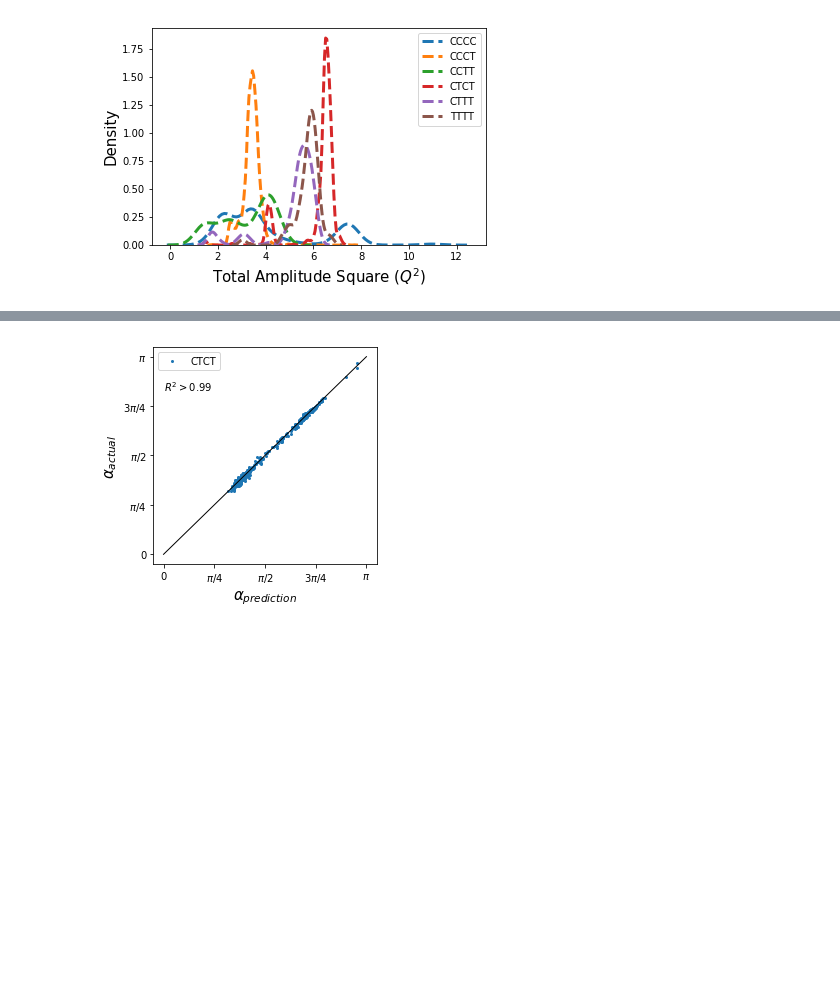
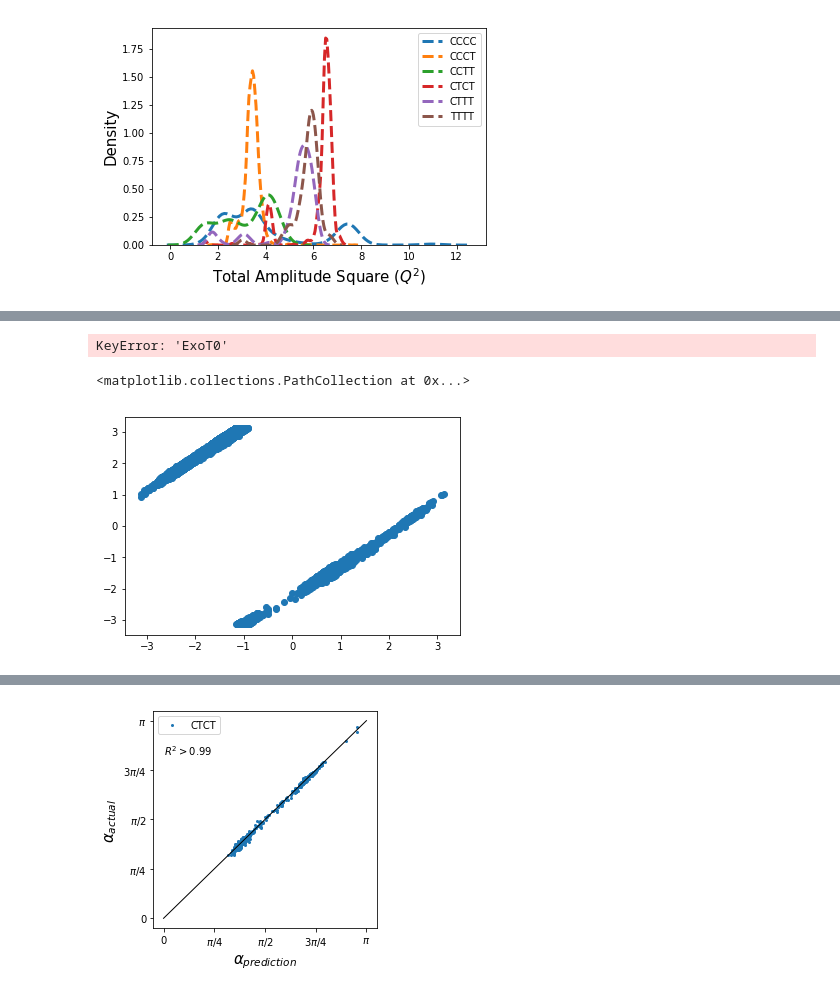
Before and after one commit to lucianlschan/RING, a Jupyter notebook: CTPs Analysis.ipynb, the cells around one changed output, grey strips where cells are left out. Saved outputs shown, nothing was run; the diff lists cells and outputs as text; code cells hidden in the pictures; blank space fills up the shorter version.

```diff
--- a/CTPs Analysis.ipynb
+++ b/CTPs Analysis.ipynb
@@ -680,0 +637,12 @@ dd= pd.DataFrame(cistrans_i)
+# %%
+dataframe = pd.read_csv("new_pep.csv")
+# %%
+endot = np.concatenate([dataframe["EndoT0"].values,dataframe["EndoT3"].values,dataframe["EndoT6"].values, dataframe["EndoT9"].values])
+exot = np.concatenate([dataframe["ExoT0"].values,dataframe["ExoT1"].values,dataframe["ExoT2"].values,dataframe["ExoT3"].values])
+# %% [output]
+KeyError: 'ExoT0'
+# %%
+plt.scatter(endot,exot)
+# %% [output]
+<matplotlib.collections.PathCollection at 0x...>
+[figure, added]
```
Also changed, not shown: parts of 66 cells of this notebook, 1 other file.
